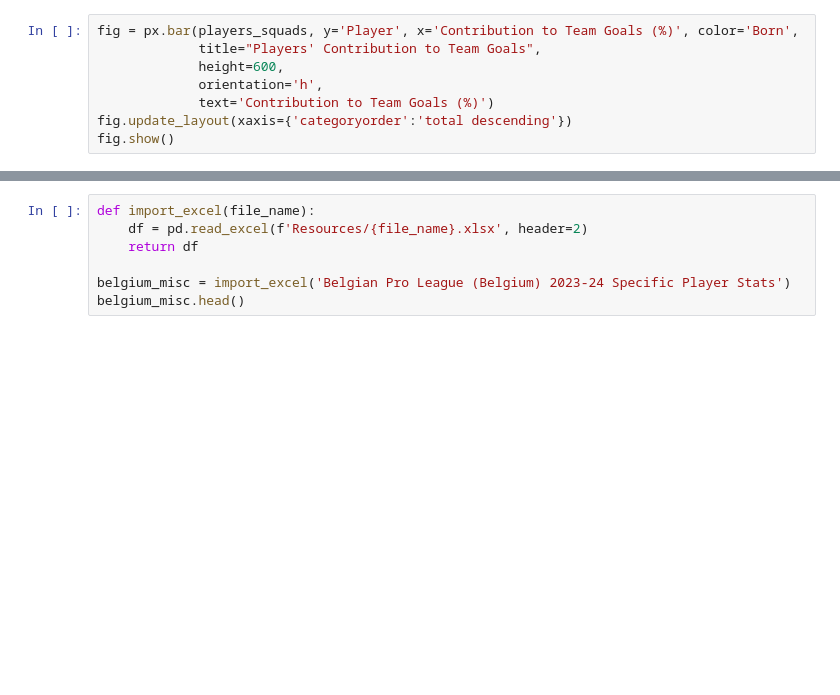
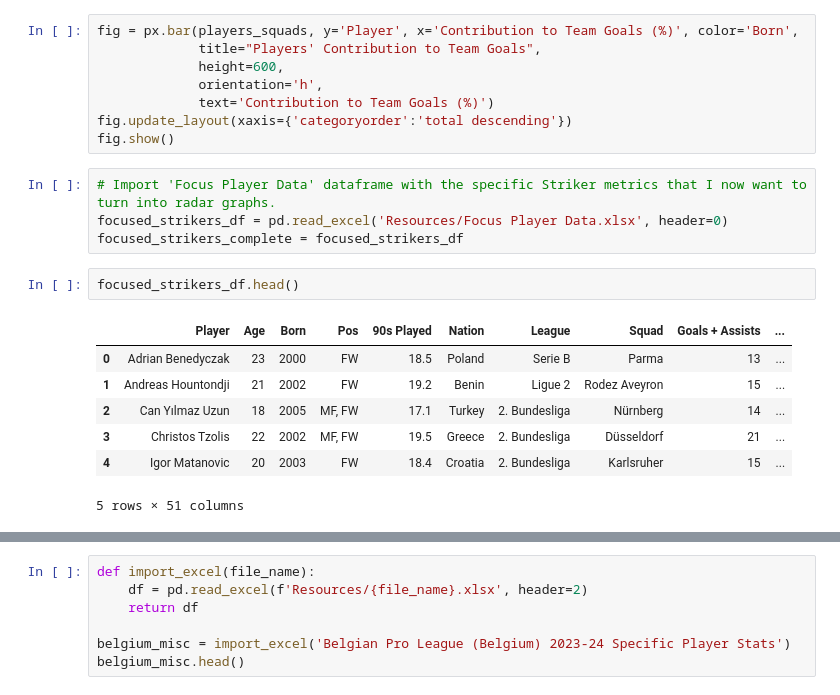
Before and after one commit to brutucas/Football-Player-Analysis, a Jupyter notebook: football_player_analysis.ipynb, the cells around one changed output, grey strips where cells are left out. Drawn from its saved outputs; the diff is of its cells as text; blank space fills up the shorter version.

Commit message:
More code added and radar charts with percentile sheet on .xls

```diff
--- a/football_player_analysis.ipynb
+++ b/football_player_analysis.ipynb
@@ -846,3 +847,17 @@ fig = px.bar(players_squads, y='Player', x='Contribution to Team Goals (%)', col
              text='Contribution to Team Goals (%)')
 fig.update_layout(xaxis={'categoryorder':'total descending'})
 fig.show()
+# %%
+# Import 'Focus Player Data' dataframe with the specific Striker metrics that I now want to turn into radar graphs.
+focused_strikers_df = pd.read_excel('Resources/Focus Player Data.xlsx', header=0)
+focused_strikers_complete = focused_strikers_df
+# %%
+focused_strikers_df.head()
+# %% [output]
+|  | Player | Age | Born | Pos | 90s Played | Nation | League | Squad | Goals + Assists | ... |
+| 0 | Adrian Benedyczak | 23 | 2000 | FW | 18.5 | Poland | Serie B | Parma | 13 | ... |
+| 1 | Andreas Hountondji | 21 | 2002 | FW | 19.2 | Benin | Ligue 2 | Rodez Aveyron | 15 | ... |
+| 2 | Can Yılmaz Uzun | 18 | 2005 | MF, FW | 17.1 | Turkey | 2. Bundesliga | Nürnberg | 14 | ... |
+| 3 | Christos Tzolis | 22 | 2002 | MF, FW | 19.5 | Greece | 2. Bundesliga | Düsseldorf | 21 | ... |
+| 4 | Igor Matanovic | 20 | 2003 | FW | 18.4 | Croatia | 2. Bundesliga | Karlsruher | 15 | ... |
+5 rows × 51 columns
```
Also changed, not shown: parts of 32 cells of this notebook, 2 other files.
